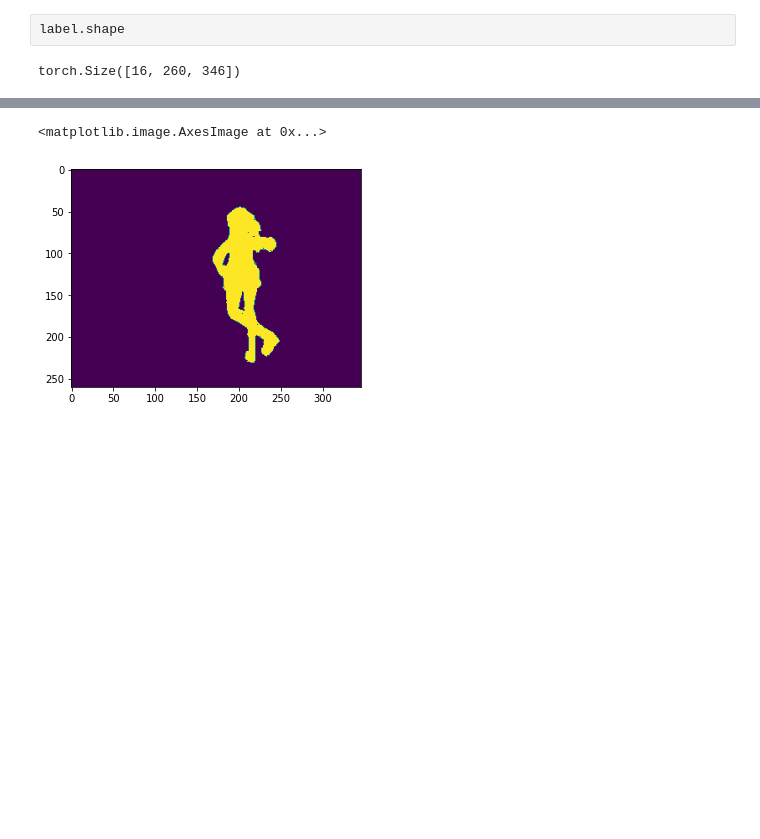
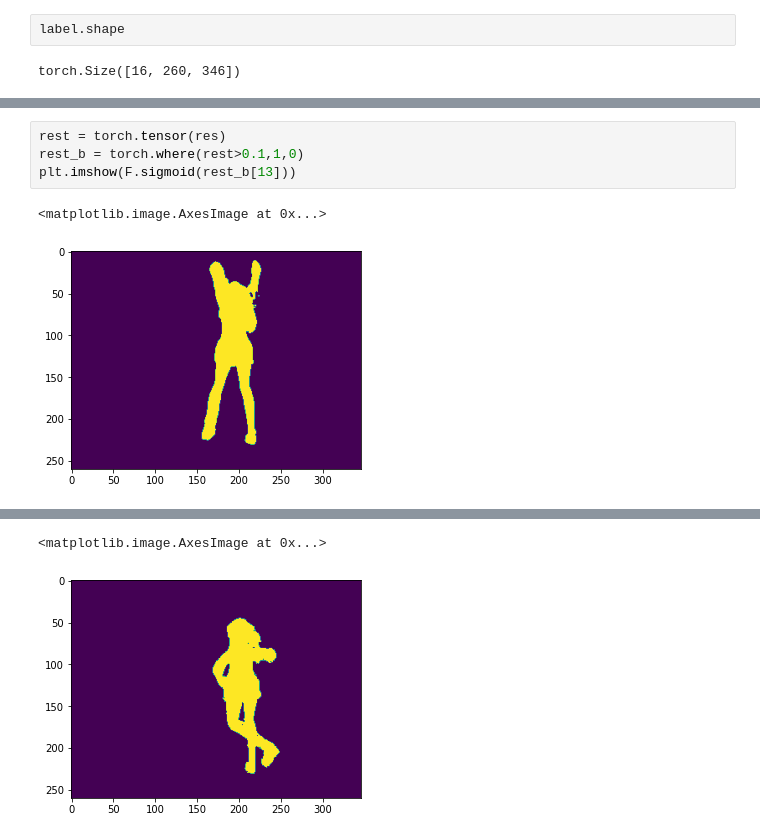
Before and after one commit to EEEEEEYu/U2NetTORE, a Jupyter notebook: notebooks/scratch.ipynb, the cells around one changed output, grey strips where cells are left out. Saved outputs shown, nothing was run; the diff lists cells and outputs as text; blank space fills up the shorter version.

```diff
--- a/notebooks/scratch.ipynb
+++ b/notebooks/scratch.ipynb
@@ -63,0 +87,7 @@ tensor(0.0196)
+# %%
+rest = torch.tensor(res)
+rest_b = torch.where(rest>0.1,1,0)
+plt.imshow(F.sigmoid(rest_b[13]))
+# %% [output]
+<matplotlib.image.AxesImage at 0x...>
+[figure, added]
```
Also changed, not shown: parts of 8 cells of this notebook, 3 other files.
